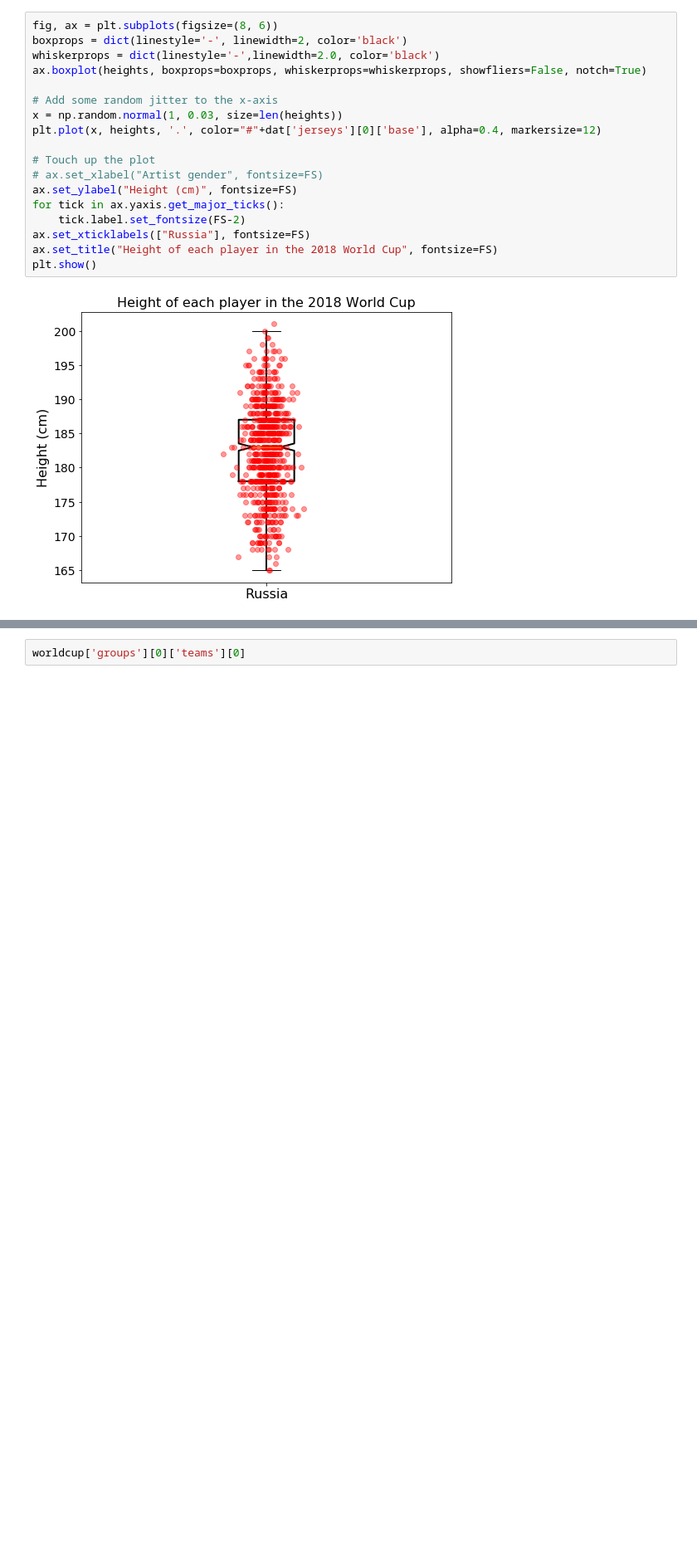
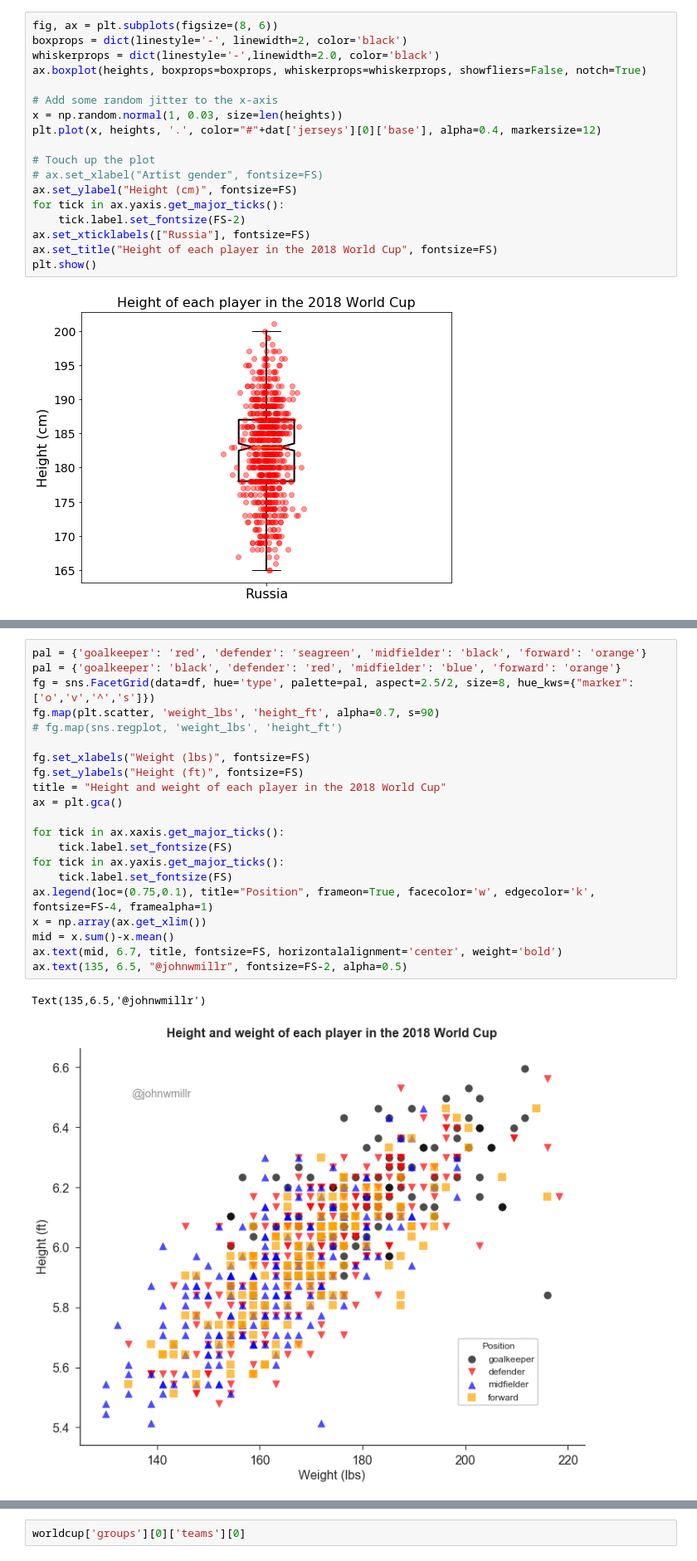
Before and after one commit to johnwmillr/WorldCup2018, a Jupyter notebook: scrape_soccer_data.ipynb, the cells around one changed output, grey strips where cells are left out. Shown: that part at 83% size. Cells and saved outputs as stored; diff of their text form; blank space fills up the shorter version.

```diff
--- a/scrape_soccer_data.ipynb
+++ b/scrape_soccer_data.ipynb
@@ -225,0 +254,24 @@ plt.show()
+# %%
+pal = {'goalkeeper': 'red', 'defender': 'seagreen', 'midfielder': 'black', 'forward': 'orange'}
+pal = {'goalkeeper': 'black', 'defender': 'red', 'midfielder': 'blue', 'forward': 'orange'}
+fg = sns.FacetGrid(data=df, hue='type', palette=pal, aspect=2.5/2, size=8, hue_kws={"marker": ['o','v','^','s']})
+fg.map(plt.scatter, 'weight_lbs', 'height_ft', alpha=0.7, s=90)
+# fg.map(sns.regplot, 'weight_lbs', 'height_ft')
+
+fg.set_xlabels("Weight (lbs)", fontsize=FS)
+fg.set_ylabels("Height (ft)", fontsize=FS)
+title = "Height and weight of each player in the 2018 World Cup"
+ax = plt.gca()
+
+for tick in ax.xaxis.get_major_ticks():
+    tick.label.set_fontsize(FS)
+for tick in ax.yaxis.get_major_ticks():
+    tick.label.set_fontsize(FS)
+ax.legend(loc=(0.75,0.1), title="Position", frameon=True, facecolor='w', edgecolor='k', fontsize=FS-4, framealpha=1)
+x = np.array(ax.get_xlim())
+mid = x.sum()-x.mean()
+ax.text(mid, 6.7, title, fontsize=FS, horizontalalignment='center', weight='bold')
+ax.text(135, 6.5, "@johnwmillr", fontsize=FS-2, alpha=0.5)
+# %% [output]
+Text(135,6.5,'@johnwmillr')
+[figure, added]
```
Also changed, not shown: parts of 18 cells of this notebook, 1 other file.
